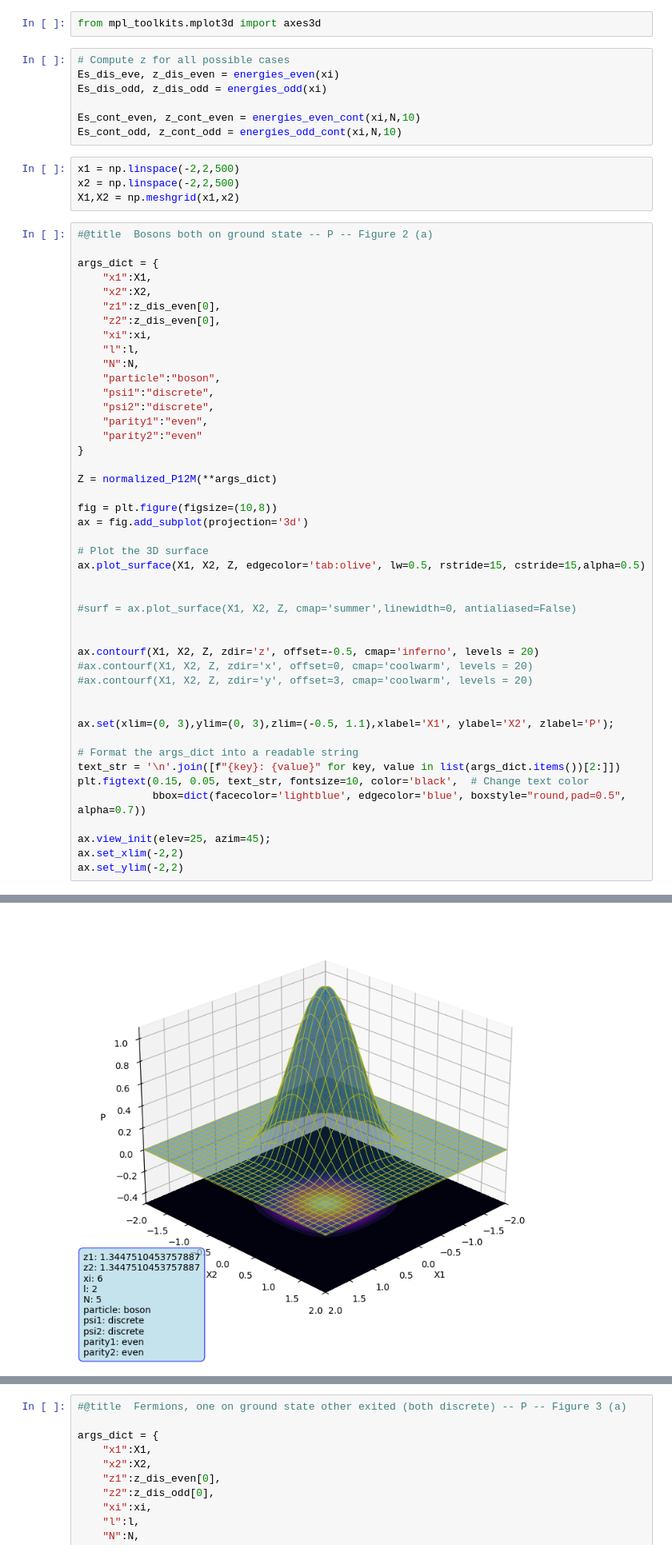
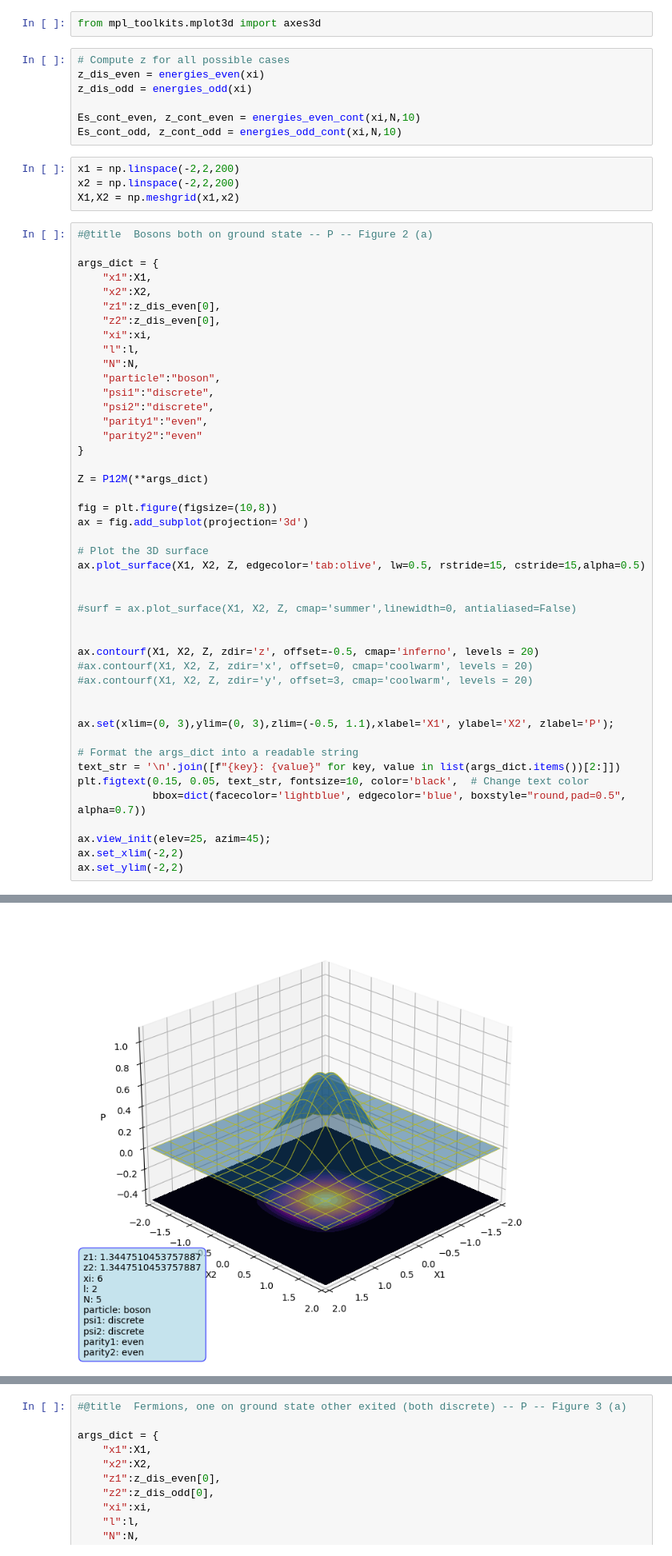
Before and after one commit to S3b4sc/Miniproyecto2, a Jupyter notebook: Miniproyecto2.ipynb, the cells around one changed output, grey strips where cells are left out. Shown at 80% size. Drawn from its saved outputs; the diff is of its cells as text.

```diff
--- a/Miniproyecto2.ipynb
+++ b/Miniproyecto2.ipynb
@@ -2261,14 +2250,14 @@ def normalized_P12M(x1, x2, z1, z2, xi, l, N, particle, psi1, psi2, parity1, par
 from mpl_toolkits.mplot3d import axes3d
 # %%
 # Compute z for all possible cases
-Es_dis_eve, z_dis_even = energies_even(xi)
-Es_dis_odd, z_dis_odd = energies_odd(xi)
+z_dis_even = energies_even(xi)
+z_dis_odd = energies_odd(xi)
 
 Es_cont_even, z_cont_even = energies_even_cont(xi,N,10)
 Es_cont_odd, z_cont_odd = energies_odd_cont(xi,N,10)
 # %%
-x1 = np.linspace(-2,2,500)
-x2 = np.linspace(-2,2,500)
+x1 = np.linspace(-2,2,200)
+x2 = np.linspace(-2,2,200)
 X1,X2 = np.meshgrid(x1,x2)
 # %%
 #@title  Bosons both on ground state -- P -- Figure 2 (a)
@@ -2288,36 +2277,36 @@ args_dict = {
     "parity2":"even"
 }
 
-Z = normalized_P12M(**args_dict)
+Z = P12M(**args_dict)
 
 fig = plt.figure(figsize=(10,8))
 ax = fig.add_subplot(projection='3d')
 
 # Plot the 3D surface
 ax.plot_surface(X1, X2, Z, edgecolor='tab:olive', lw=0.5, rstride=15, cstride=15,alpha=0.5)
 
 
 #surf = ax.plot_surface(X1, X2, Z, cmap='summer',linewidth=0, antialiased=False)
 
 
 ax.contourf(X1, X2, Z, zdir='z', offset=-0.5, cmap='inferno', levels = 20)
 #ax.contourf(X1, X2, Z, zdir='x', offset=0, cmap='coolwarm', levels = 20)
 #ax.contourf(X1, X2, Z, zdir='y', offset=3, cmap='coolwarm', levels = 20)
 
 
 ax.set(xlim=(0, 3),ylim=(0, 3),zlim=(-0.5, 1.1),xlabel='X1', ylabel='X2', zlabel='P');
 
 # Format the args_dict into a readable string
 text_str = '\n'.join([f"{key}: {value}" for key, value in list(args_dict.items())[2:]])
 plt.figtext(0.15, 0.05, text_str, fontsize=10, color='black',  # Change text color
             bbox=dict(facecolor='lightblue', edgecolor='blue', boxstyle="round,pad=0.5", alpha=0.7))
 
 ax.view_init(elev=25, azim=45);
 ax.set_xlim(-2,2)
 ax.set_ylim(-2,2)
 # %% [output]
 (-2.0, 2.0)
-[figure, old version]
+[figure, new version]
 # %%
 #@title  Bosons, one on ground state other exited (both discrete) -- P -- Figure 2 (b)
 
```
Also changed, not shown: parts of 25 cells of this notebook, 1 other file.
